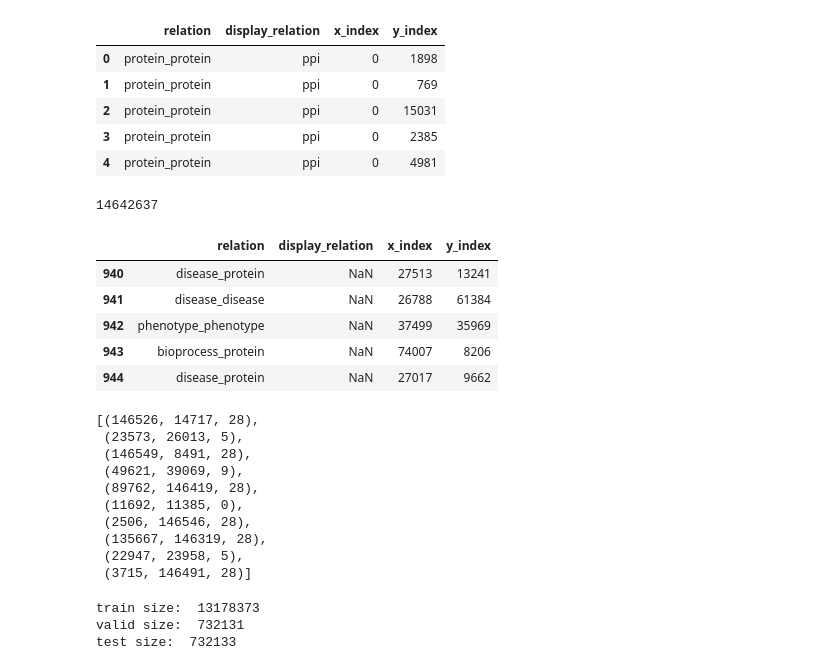
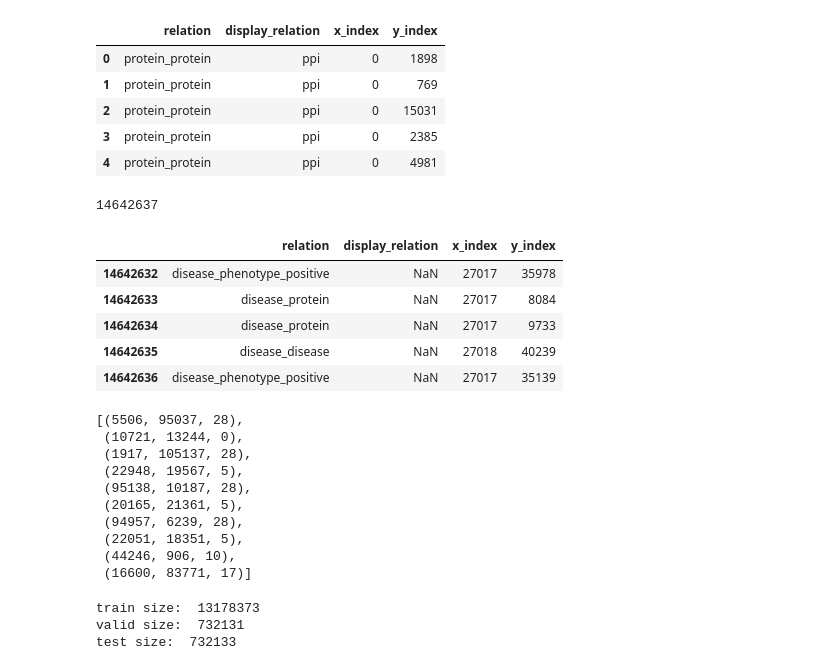
Before and after one commit to CPU-DS/kg4rd, a Jupyter notebook: src/kg4rd/extractor/experimental_dmd/kge/split.ipynb, the cells around one changed output. Drawn from its saved outputs; the diff is of its cells as text; code cells hidden in the pictures.

```diff
--- a/src/kg4rd/extractor/experimental_dmd/kge/split.ipynb
+++ b/src/kg4rd/extractor/experimental_dmd/kge/split.ipynb
@@ -34,7 +34,7 @@ nodes_d.shape[0]
 # %%
 df = pd.merge(new_triples_dmd, nodes_d, left_on=['x_id', 'x_type'], right_on=['node_id', 'node_type'], how='left').rename(columns={'node_index': 'x_index'}).get(
     ['relation', 'x_index', 'y_id', 'y_type']
-).astype({'x_index': int}).astype({'x_index': str}).astype({'y_id': int}).astype({'y_id': str})
+).astype({'x_index': int}).astype({'x_index': str})
 
 print(df.shape[0])
 
@@ -68,16 +68,16 @@ edges.head()
 # %%
 edges = pd.concat([
     edges,
     df
-])
+], ignore_index=True)
 print(edges.shape[0])
 edges.tail()
 # %% [output]
 14642637
 |  | relation | display_relation | x_index | y_index |
-| 940 | disease_protein | NaN | 27513 | 13241 |
-| 941 | disease_disease | NaN | 26788 | 61384 |
-| 942 | phenotype_phenotype | NaN | 37499 | 35969 |
-| 943 | bioprocess_protein | NaN | 74007 | 8206 |
-| 944 | disease_protein | NaN | 27017 | 9662 |
+| 14642632 | disease_phenotype_positive | NaN | 27017 | 35978 |
+| 14642633 | disease_protein | NaN | 27017 | 8084 |
+| 14642634 | disease_protein | NaN | 27017 | 9733 |
+| 14642635 | disease_disease | NaN | 27018 | 40239 |
+| 14642636 | disease_phenotype_positive | NaN | 27017 | 35139 |
 # %%
@@ -100,13 +100,13 @@ data = list(edges.itertuples(index=False, name=None))
 random.shuffle(data)
 data[:10]
 # %% [output]
-[(146526, 14717, 28),
- (23573, 26013, 5),
- (146549, 8491, 28),
- (49621, 39069, 9),
- (89762, 146419, 28),
- (11692, 11385, 0),
- (2506, 146546, 28),
- (135667, 146319, 28),
- (22947, 23958, 5),
- (3715, 146491, 28)]
+[(5506, 95037, 28),
+ (10721, 13244, 0),
+ (1917, 105137, 28),
+ (22948, 19567, 5),
+ (95138, 10187, 28),
+ (20165, 21361, 5),
+ (94957, 6239, 28),
+ (22051, 18351, 5),
+ (44246, 906, 10),
+ (16600, 83771, 17)]
```
Also changed, not shown: parts of 7 cells of this notebook, 4 other files.
